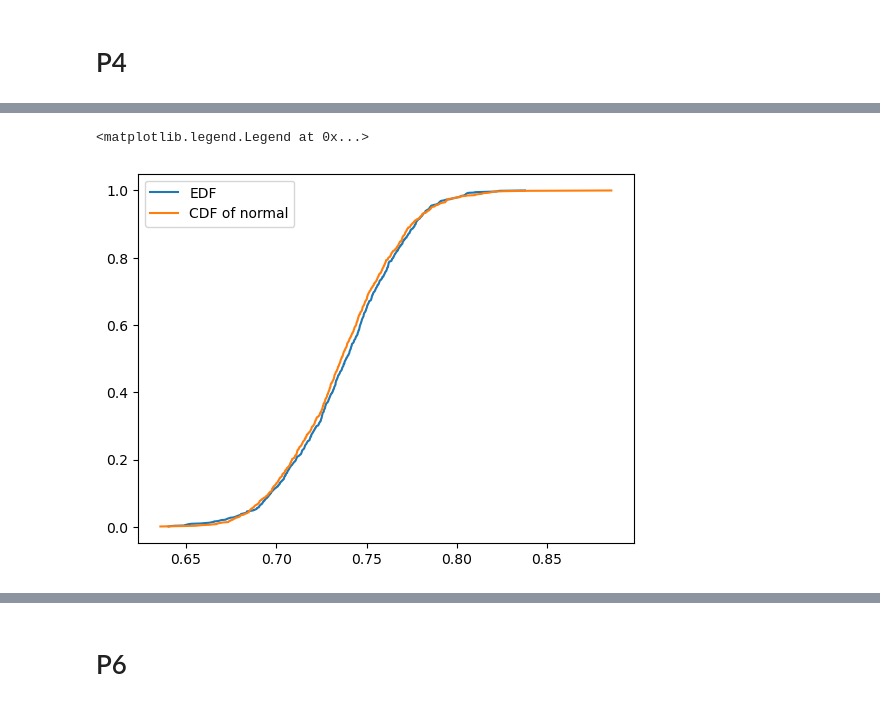
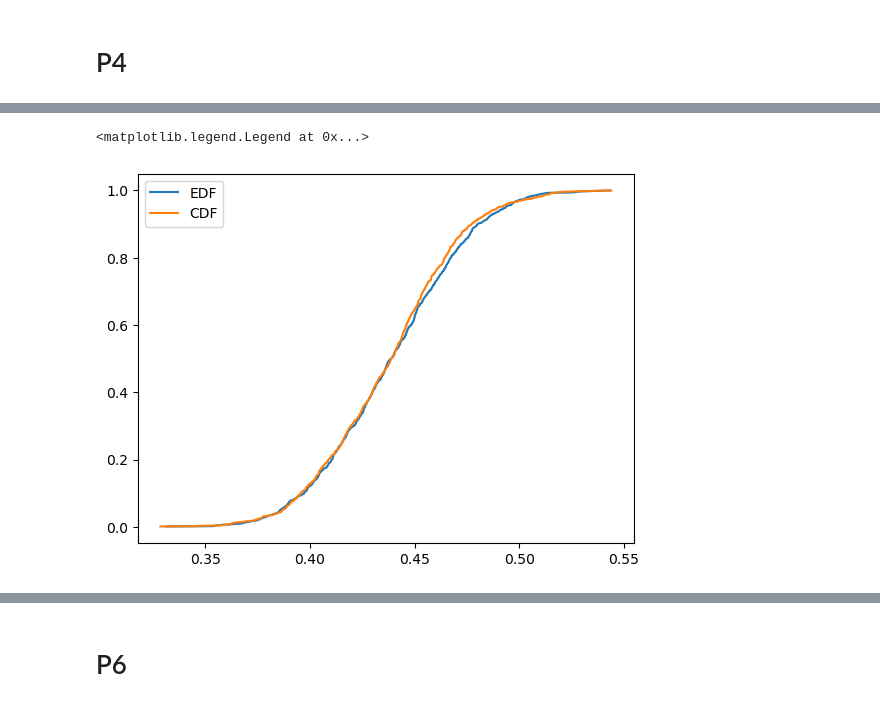
Before and after one commit to Jay2251929205/Jiayi-Wang-ECON317, a Jupyter notebook: HW/ECON317 HW6.ipynb, the cells around one changed output, grey strips where cells are left out. Cells and saved outputs as stored; diff of their text form; code cells hidden in the pictures.

```diff
--- a/HW/ECON317 HW6.ipynb
+++ b/HW/ECON317 HW6.ipynb
@@ -26,6 +26,10 @@ def edf(arr):
     arr=np.sort(arr)
     ys=np.arange(1,len(arr)+1)/float(len(arr))
     return(arr,ys)
+# %%
+def sig(x0,xbar,x2bar):
+    sigma=1/n+(((x0-xbar)/(n*(x2bar-xbar))**2))
+    return sigma
 # %%
 y0=[]
 x0=np.random.rand()
@@ -49,9 +46,14 @@ c,d=edf(np.random.normal(mu,sigma,n))
+# %%
+xbar=np.mean(xi)
+x2bar=np.mean(xi**2)
+mu=alpha+beta*x0
+sigma=np.sqrt(sig(x0,xbar,x2bar))
+c,d=edf(np.random.normal(mu,sigma,n))
 # %%
 plot=()
 plt.plot(a,b,label="EDF")
+plt.plot(c,d,label="CDF")
 plt.legend()
-plt.plot(c,d, label="CDF of normal")
-plt.legend()
 # %% [output]
 <matplotlib.legend.Legend at 0x...>
-[figure, old version]
+[figure, new version]
```
Also changed, not shown: parts of 4 cells of this notebook.
